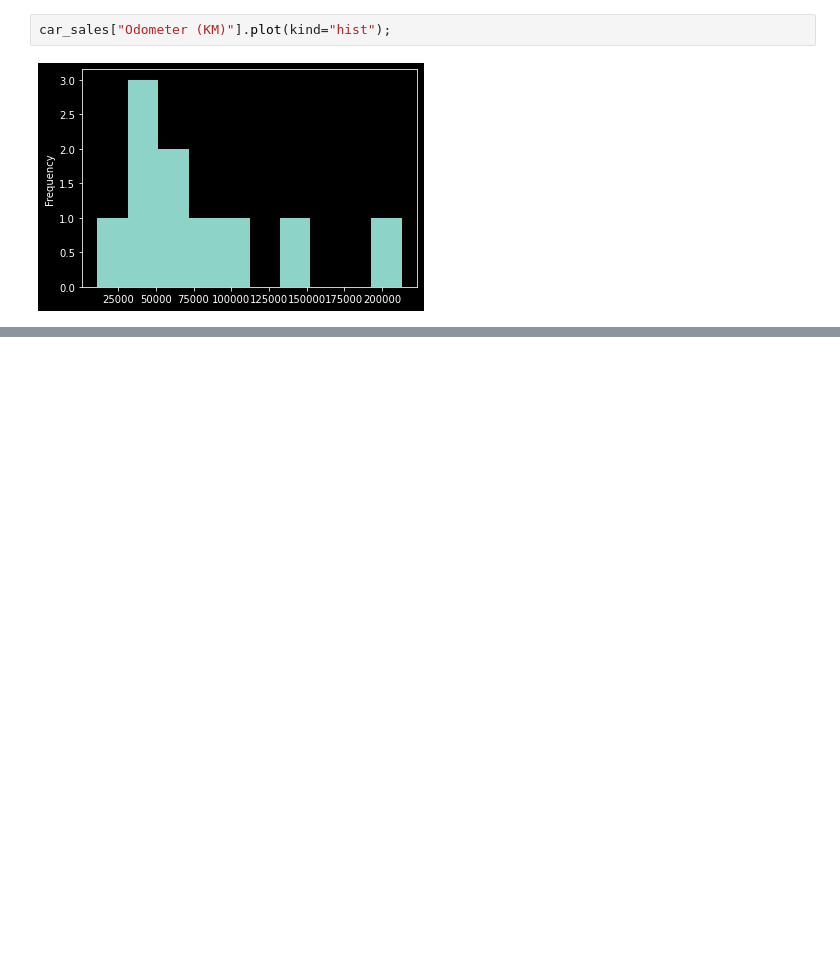
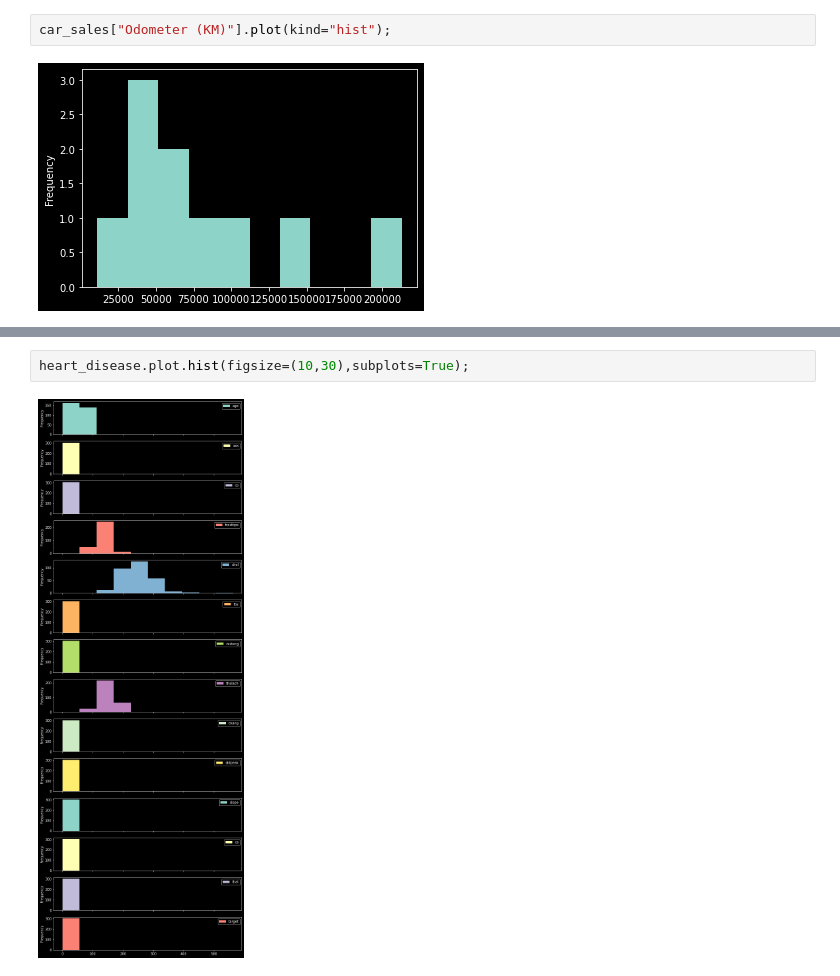
Before and after one commit to crypt096/zero-to-mastery-ml, a Jupyter notebook: introduction-to-matplotlib.ipynb, the cells around one changed output, grey strips where cells are left out. Saved outputs shown, nothing was run; the diff lists cells and outputs as text; blank space fills up the shorter version.

```diff
--- a/introduction-to-matplotlib.ipynb
+++ b/introduction-to-matplotlib.ipynb
@@ -346,0 +378,4 @@ car_sales["Odometer (KM)"].plot.hist(bins=10)
+# %%
+heart_disease.plot.hist(figsize=(10,30),subplots=True);
+# %% [output]
+[figure, added]
```
Also changed, not shown: parts of 4 cells of this notebook.
